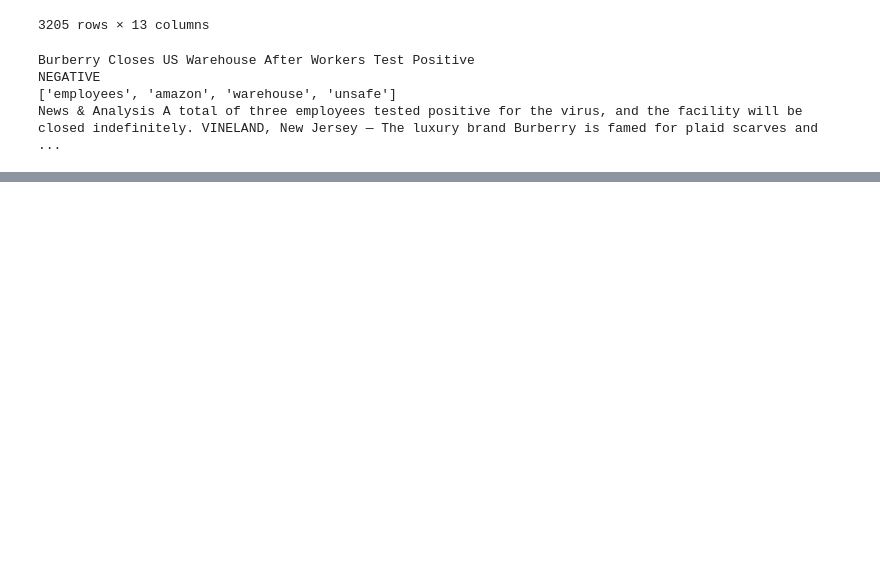
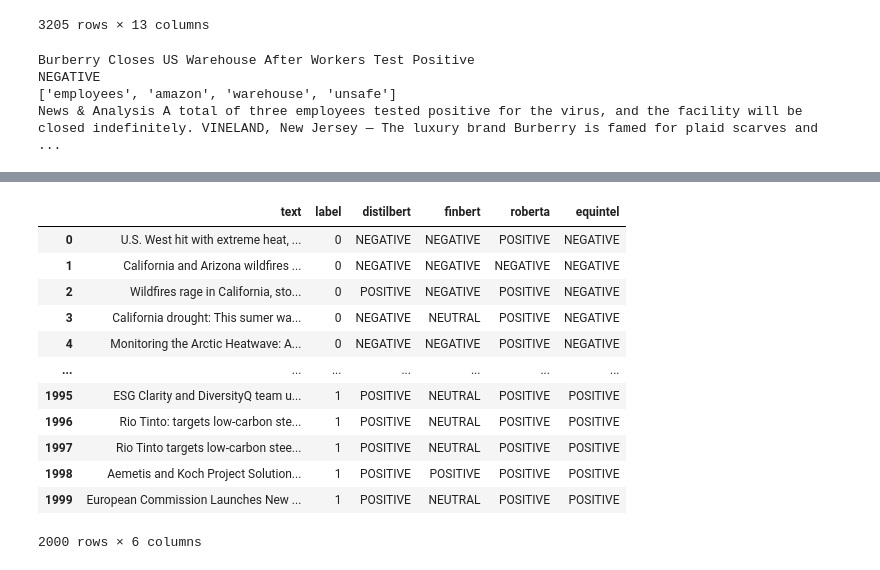
Before and after one commit to TraceyEtheridge/Thesis, a Jupyter notebook: Sentiment_Analysis.ipynb, the cells around one changed output, grey strips where cells are left out. Cells and saved outputs as stored; diff of their text form; code cells hidden in the pictures; blank space fills up the shorter version.

```diff
--- a/Sentiment_Analysis.ipynb
+++ b/Sentiment_Analysis.ipynb
@@ -251,0 +315,4 @@ News & Analysis A total of three employees tested positive for the virus, and th
+# %%
+DATA_DIR = "/home/ubuntu/thesis/Thesis/equintel_model"
+TESTSET = pd.read_csv(os.path.join(DATA_DIR, "sentiment_testset.csv"))
+TESTSET.head(1)
@@ -251,0 +322,31 @@ News & Analysis A total of three employees tested positive for the virus, and th
+# %%
+df_equintel = TESTSET.copy()
+
+distilbert = HappyTextClassification("DISTILBERT", "distilbert-base-uncased-finetuned-sst-2-english", num_labels=2)
+finbert = HappyTextClassification("FINBERT", "ProsusAI/finbert", num_labels=3)
+roberta = HappyTextClassification("ROBERTA", "siebert/sentiment-roberta-large-english", num_labels=2)
+
+df_equintel['distilbert'] = ''
+df_equintel['finbert'] = ''
+df_equintel['roberta'] = ''
+col_num_d = df_equintel.columns.get_loc('distilbert')
+col_num_f = df_equintel.columns.get_loc('finbert')
+col_num_r = df_equintel.columns.get_loc('roberta')
+
+for idx, title in tqdm(enumerate(df_equintel['text'])):
+    if not pd.isnull(title):
+        if len(title.split(" ")) < 512:
+            label_d = distilbert.classify_text(title).label
+            label_f = finbert.classify_text(title).label
+            label_r = roberta.classify_text(title).label
+            df_equintel.iloc[idx, col_num_d] = label_d
+            df_equintel.iloc[idx, col_num_f] = label_f
+            df_equintel.iloc[idx, col_num_r] = label_r
+        else:
+            df_equintel.iloc[idx, col_num_d] = "TOO_LONG"
+            df_equintel.iloc[idx, col_num_f] = "TOO_LONG"
+            df_equintel.iloc[idx, col_num_r] = "TOO_LONG"
+    else:
+        df_equintel.iloc[idx, col_num_d] = ""
+        df_equintel.iloc[idx, col_num_f] = ""
+        df_equintel.iloc[idx, col_num_r] = ""
@@ -251,0 +357,18 @@ News & Analysis A total of three employees tested positive for the virus, and th
+# %%
+df_equintel["finbert"] = df_equintel["finbert"].str.upper()
+df_equintel["equintel"] = df_equintel["label"].replace({0: "NEGATIVE", 1: "POSITIVE"})
+df_equintel
+# %% [output]
+|  | text | label | distilbert | finbert | roberta | equintel |
+| 0 | U.S. West hit with extreme heat, ... | 0 | NEGATIVE | NEGATIVE | POSITIVE | NEGATIVE |
+| 1 | California and Arizona wildfires ... | 0 | NEGATIVE | NEGATIVE | NEGATIVE | NEGATIVE |
+| 2 | Wildfires rage in California, sto... | 0 | POSITIVE | NEGATIVE | POSITIVE | NEGATIVE |
+| 3 | California drought: This sumer wa... | 0 | NEGATIVE | NEUTRAL | POSITIVE | NEGATIVE |
+| 4 | Monitoring the Arctic Heatwave: A... | 0 | NEGATIVE | NEGATIVE | POSITIVE | NEGATIVE |
+| ... | ... | ... | ... | ... | ... | ... |
+| 1995 | ESG Clarity and DiversityQ team u... | 1 | POSITIVE | NEUTRAL | POSITIVE | POSITIVE |
+| 1996 | Rio Tinto: targets low-carbon ste... | 1 | POSITIVE | NEUTRAL | POSITIVE | POSITIVE |
+| 1997 | Rio Tinto targets low-carbon stee... | 1 | POSITIVE | NEUTRAL | POSITIVE | POSITIVE |
+| 1998 | Aemetis and Koch Project Solution... | 1 | POSITIVE | POSITIVE | POSITIVE | POSITIVE |
+| 1999 | European Commission Launches New ... | 1 | POSITIVE | NEUTRAL | POSITIVE | POSITIVE |
+2000 rows × 6 columns
```
Also changed, not shown: parts of 10 cells of this notebook, 8 other files.
